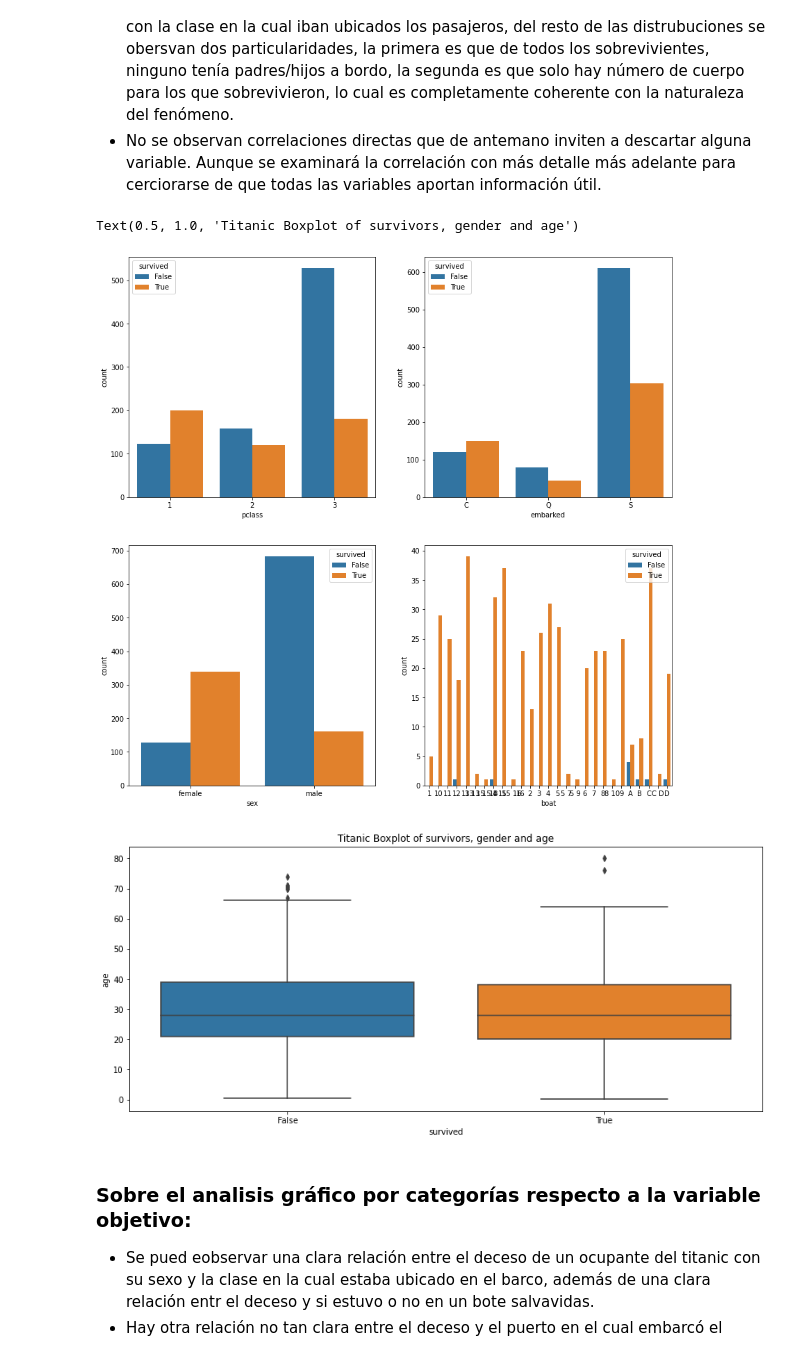
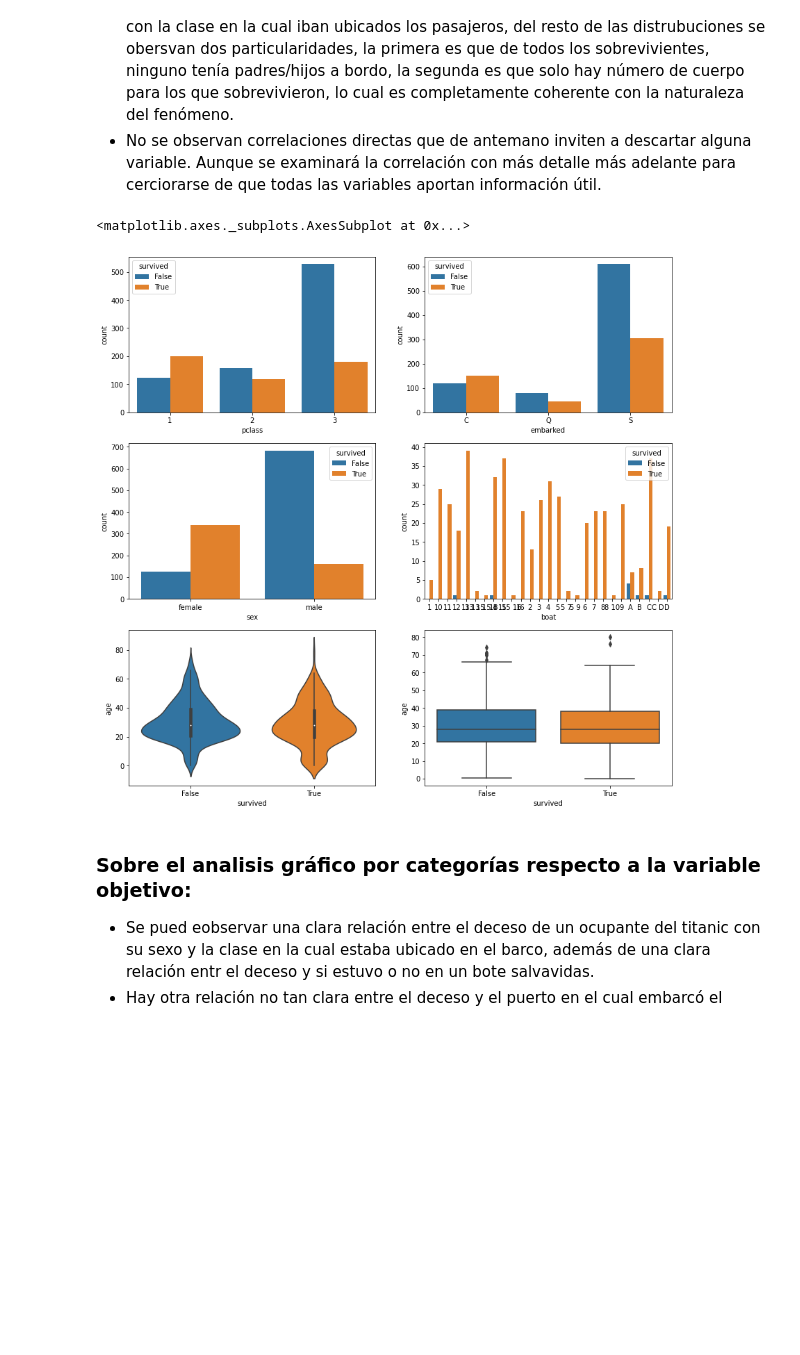
Before and after one commit to jmmendozae/DS_Projects_MM, a Jupyter notebook: Exploring Titanic 2.0.ipynb, the cells around one changed output. Cells and saved outputs as stored; diff of their text form; code cells hidden in the pictures; blank space fills up the shorter version.

```diff
--- a/Exploring Titanic 2.0.ipynb
+++ b/Exploring Titanic 2.0.ipynb
@@ -204,20 +218,16 @@ sns.pairplot(data= data, hue='survived')
 * Se observa un pico particular que relaciona directamente los decesos del fenomeno con la clase en la cual iban ubicados los pasajeros, del resto de las distrubuciones se obersvan dos particularidades, la primera es que de todos los sobrevivientes, ninguno tenía padres/hijos a bordo, la segunda es que solo hay número de cuerpo para los que sobrevivieron, lo cual es completamente coherente con la naturaleza del fenómeno.
 * No se observan correlaciones directas que de antemano inviten a descartar alguna variable. Aunque se examinará la correlación con más detalle más adelante para cerciorarse de que todas las variables aportan información útil.
 # %%
-f, axes =plt.subplots(2, 2, figsize=(14, 14))
+f, axes =plt.subplots(3, 2, figsize=(14, 14))
 sns.countplot(x="pclass", data=data, hue="survived", ax=axes[0,0])
 sns.countplot(x="embarked", data=data, hue="survived", ax=axes[0,1])
 sns.countplot(x="sex", data=data, hue="survived", ax=axes[1,0])
 sns.countplot(x="boat", data=data, hue="survived", ax=axes[1,1])
-
-
-plt.figure(figsize=(14,6))
-sns.boxplot(x= 'survived',y='age',data=data)
-plt.title('Titanic Boxplot of survivors, gender and age')
+sns.violinplot(x= 'survived',y='age',data=data, ax=axes[2,0])
+sns.boxplot(x= 'survived',y='age',data=data, ax=axes[2,1])
 # %% [output]
-Text(0.5, 1.0, 'Titanic Boxplot of survivors, gender and age')
+<matplotlib.axes._subplots.AxesSubplot at 0x...>
-[figure, old version]
+[figure, new version]
-[figure, removed]
 # %% [markdown]
 ### Sobre el analisis gráfico por categorías respecto a la variable objetivo:
 *  Se pued eobservar una clara relación entre el deceso de un ocupante del titanic con su sexo y la clase en la cual estaba ubicado en el barco, además de una clara relación entr el deceso y si estuvo o no en un bote salvavidas.
```
Also changed, not shown: parts of 1 cell of this notebook.
